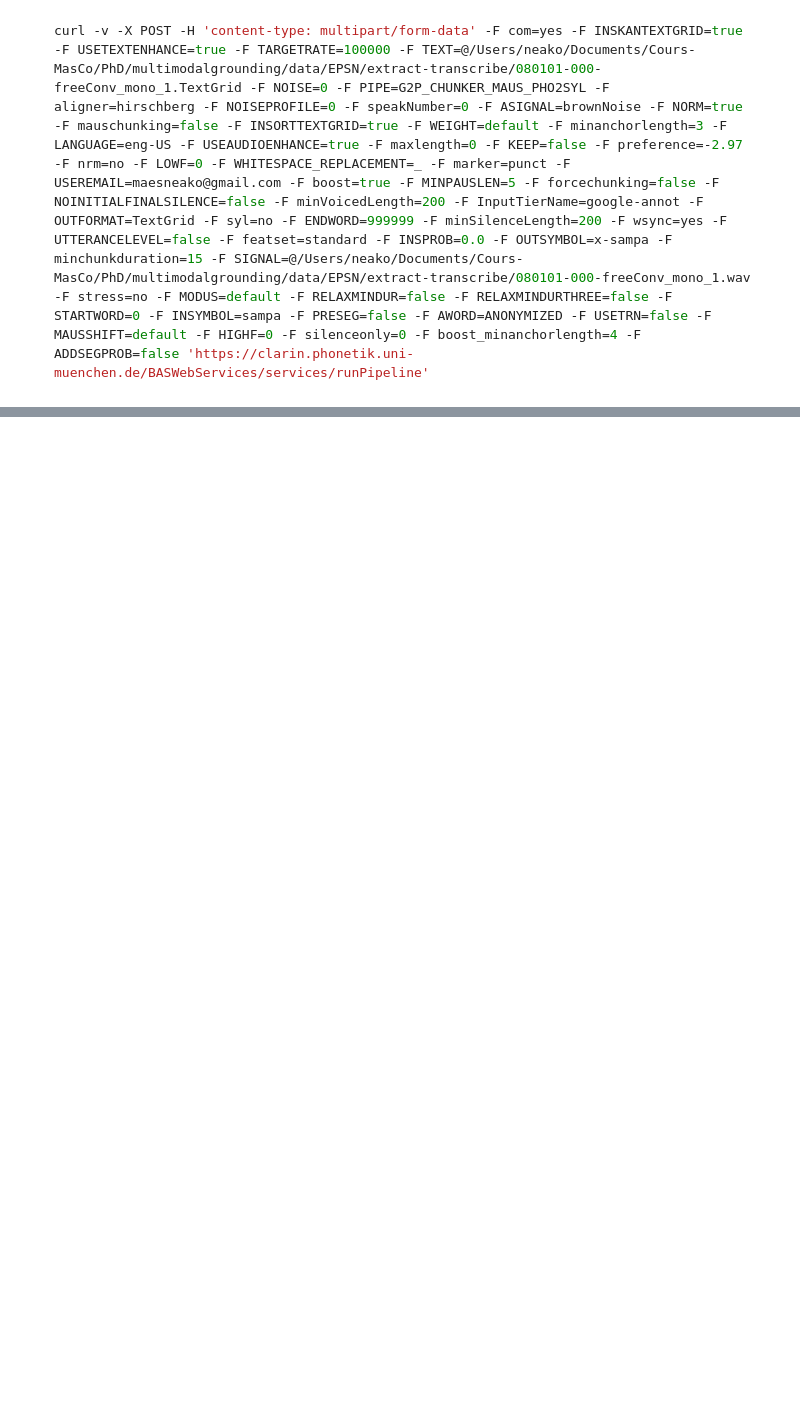
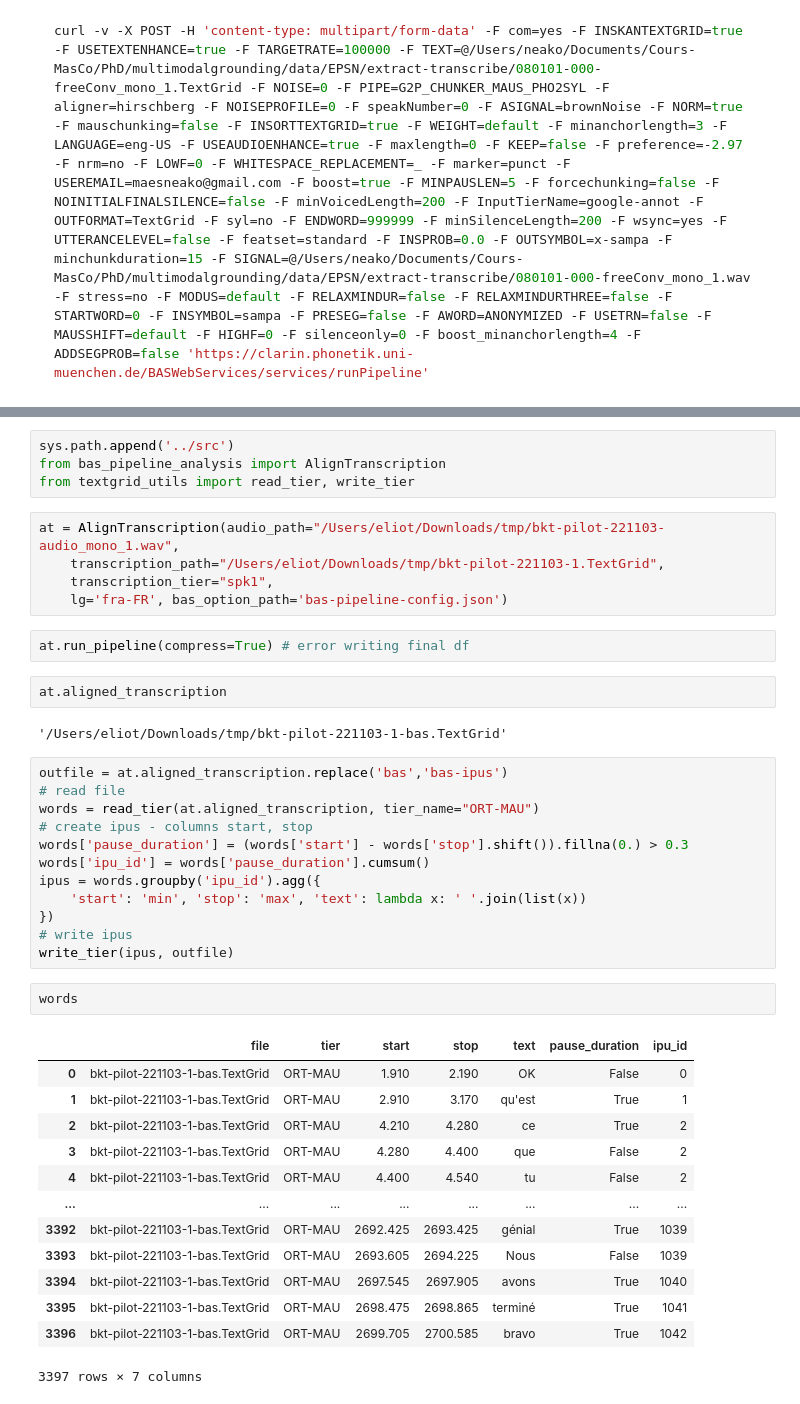
Before and after one commit to ejmaes/brainkt-expe, a Jupyter notebook: notebooks/whisper-asr.ipynb, the cells around one changed output, grey strips where cells are left out. Cells and saved outputs as stored; diff of their text form; blank space fills up the shorter version.

Commit message:
Add: whisper + transcript alignment

```diff
--- a/notebooks/whisper-asr.ipynb
+++ b/notebooks/whisper-asr.ipynb
@@ -574,0 +622,43 @@ curl -v -X POST -H 'content-type: multipart/form-data' -F com=yes -F INSKANTEXTG
+# %%
+sys.path.append('../src')
+from bas_pipeline_analysis import AlignTranscription
+from textgrid_utils import read_tier, write_tier
+# %%
+at = AlignTranscription(audio_path="/Users/eliot/Downloads/tmp/bkt-pilot-221103-audio_mono_1.wav",
+    transcription_path="/Users/eliot/Downloads/tmp/bkt-pilot-221103-1.TextGrid",
+    transcription_tier="spk1",
+    lg='fra-FR', bas_option_path='bas-pipeline-config.json')
+# %%
+at.run_pipeline(compress=True) # error writing final df
+# %%
+at.aligned_transcription
+# %% [output]
+'/Users/eliot/Downloads/tmp/bkt-pilot-221103-1-bas.TextGrid'
+# %%
+outfile = at.aligned_transcription.replace('bas','bas-ipus')
+# read file
+words = read_tier(at.aligned_transcription, tier_name="ORT-MAU")
+# create ipus - columns start, stop
+words['pause_duration'] = (words['start'] - words['stop'].shift()).fillna(0.) > 0.3
+words['ipu_id'] = words['pause_duration'].cumsum()
+ipus = words.groupby('ipu_id').agg({
+    'start': 'min', 'stop': 'max', 'text': lambda x: ' '.join(list(x))
+})
+# write ipus
+write_tier(ipus, outfile)
+# %%
+words
+# %% [output]
+|  | file | tier | start | stop | text | pause_duration | ipu_id |
+| 0 | bkt-pilot-221103-1-bas.TextGrid | ORT-MAU | 1.910 | 2.190 | OK | False | 0 |
+| 1 | bkt-pilot-221103-1-bas.TextGrid | ORT-MAU | 2.910 | 3.170 | qu'est | True | 1 |
+| 2 | bkt-pilot-221103-1-bas.TextGrid | ORT-MAU | 4.210 | 4.280 | ce | True | 2 |
+| 3 | bkt-pilot-221103-1-bas.TextGrid | ORT-MAU | 4.280 | 4.400 | que | False | 2 |
+| 4 | bkt-pilot-221103-1-bas.TextGrid | ORT-MAU | 4.400 | 4.540 | tu | False | 2 |
+| ... | ... | ... | ... | ... | ... | ... | ... |
+| 3392 | bkt-pilot-221103-1-bas.TextGrid | ORT-MAU | 2692.425 | 2693.425 | génial | True | 1039 |
+| 3393 | bkt-pilot-221103-1-bas.TextGrid | ORT-MAU | 2693.605 | 2694.225 | Nous | False | 1039 |
+| 3394 | bkt-pilot-221103-1-bas.TextGrid | ORT-MAU | 2697.545 | 2697.905 | avons | True | 1040 |
+| 3395 | bkt-pilot-221103-1-bas.TextGrid | ORT-MAU | 2698.475 | 2698.865 | terminé | True | 1041 |
+| 3396 | bkt-pilot-221103-1-bas.TextGrid | ORT-MAU | 2699.705 | 2700.585 | bravo | True | 1042 |
+3397 rows × 7 columns
```
Also changed, not shown: parts of 29 cells of this notebook, 3 other files.
